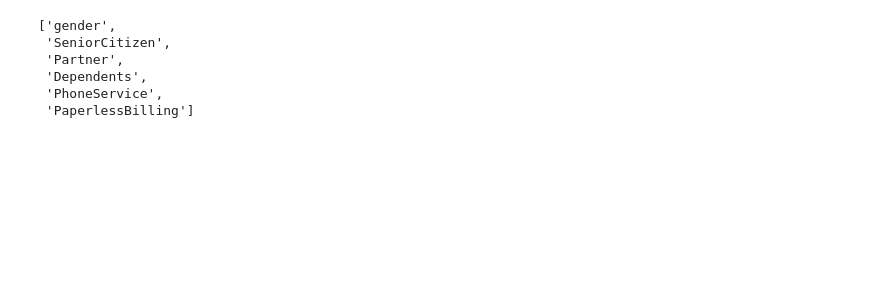
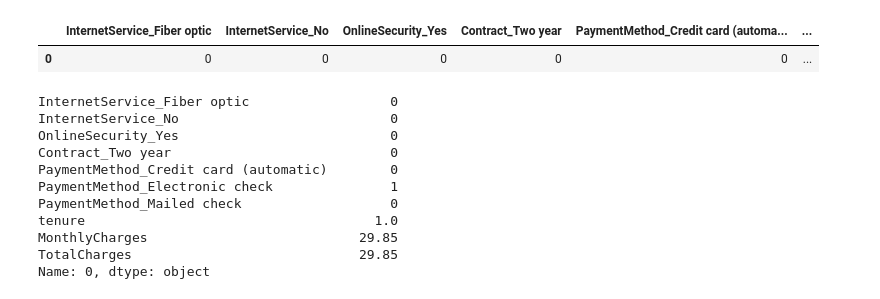
Before and after one commit to Vaibhav091416/Churn-Prediction-Using-Ensamle-learning, a Jupyter notebook: notebook/rough.ipynb, the cells around one changed output. Saved outputs shown, nothing was run; the diff lists cells and outputs as text; code cells hidden in the pictures; blank space fills up the shorter version.

```diff
--- a/notebook/rough.ipynb
+++ b/notebook/rough.ipynb
@@ -26,4 +5,3 @@ data
 # %%
-with open('../artifact/label_encoder.pkl','rb') as file_obj:
-    le=pkl.load(file_obj)
-le
+with open('../artifact/final_model_abcl.pkl',"rb") as file_obj:
+    model=pkl.load(file_obj)
@@ -32,3 +8,4 @@ LabelEncoder()
-# %%
-with open('../artifact/final_model_abcl.pkl','rb') as file:
-    model=pkl.load(file)
+# %%
+data=pd.read_csv('../artifact/data.csv')
+data=pd.DataFrame(data)
+data.iloc[2]
@@ -43,5 +73,0 @@ array(['InternetService_Fiber optic', 'InternetService_No',
-# %%
-with open('../artifact/Unique_vals.json','r') as file:
-    data=json.load(file)
-col_fields = dict(zip(data.keys(), [value.split(',') for value in data.values()]))
-col_fields
@@ -68,10 +74,29 @@ col_fields
-# %%
-bin_col=[col for col in list(col_fields.keys()) if len(col_fields[col])==2]
-bin_col
-# %% [output]
-['gender',
- 'SeniorCitizen',
- 'Partner',
- 'Dependents',
- 'PhoneService',
- 'PaperlessBilling']
+# %%
+data1 = pd.DataFrame(0, index=[0], columns=model.feature_names_in_)
+for feat in model.feature_names_in_:
+    # print(feat)
+    if '_' in feat:
+        x, y = feat.split('_')
+        data1[feat] = int(data[x].iloc[0] == y)
+
+data1['tenure']=data['tenure']
+data1['MonthlyCharges']=data['MonthlyCharges']
+data1['TotalCharges']=data['TotalCharges']
+data1
+# %% [output]
+|  | InternetService_Fiber optic | InternetService_No | OnlineSecurity_Yes | Contract_Two year | PaymentMethod_Credit card (automa... | ... |
+| 0 | 0 | 0 | 0 | 0 | 0 | ... |
+# %%
+data[model.feature_names_in_]
+# %% [output]
+InternetService_Fiber optic                  0
+InternetService_No                           0
+OnlineSecurity_Yes                           0
+Contract_Two year                            0
+PaymentMethod_Credit card (automatic)        0
+PaymentMethod_Electronic check               1
+PaymentMethod_Mailed check                   0
+tenure                                     1.0
+MonthlyCharges                           29.85
+TotalCharges                             29.85
+Name: 0, dtype: object
```
Also changed, not shown: parts of 7 cells of this notebook, 11 other files.
